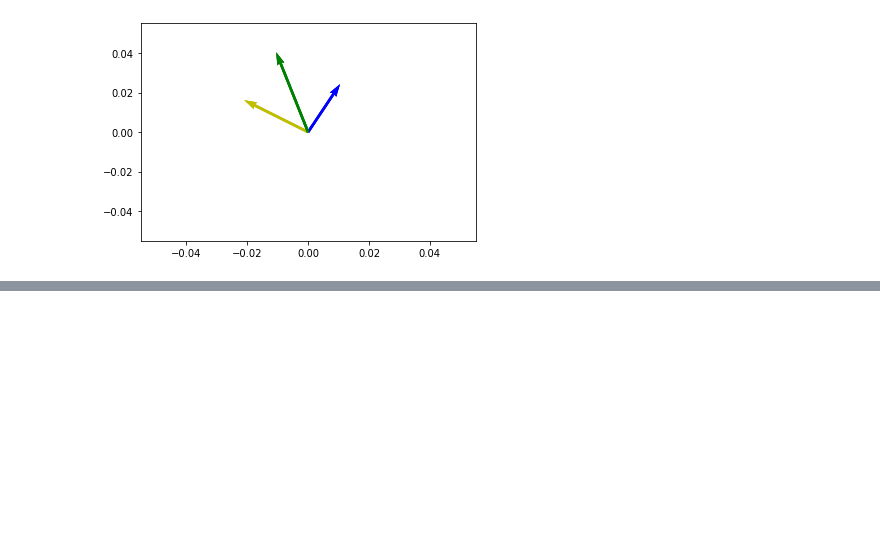
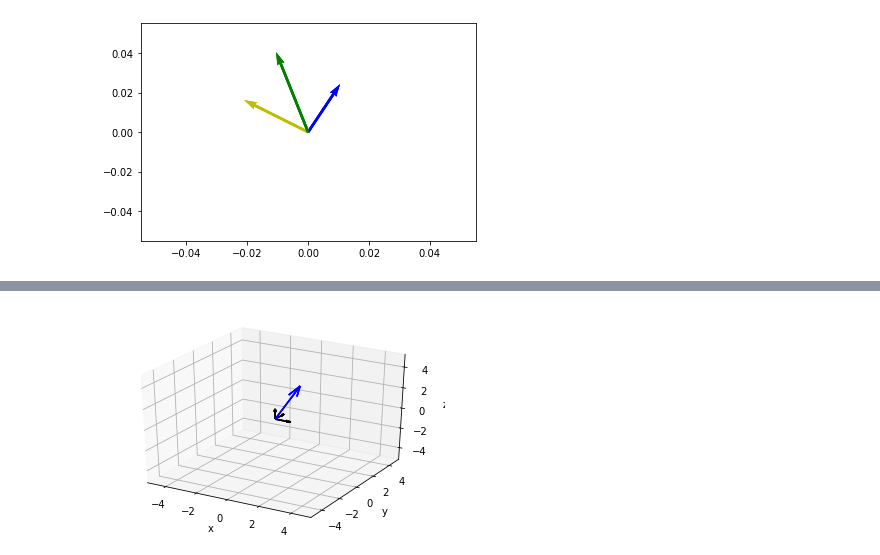
Before and after one commit to schae211/Playground, a Jupyter notebook: numpy_playground_01.ipynb, the cells around one changed output, grey strips where cells are left out. Cells and saved outputs as stored; diff of their text form; code cells hidden in the pictures; blank space fills up the shorter version.

```diff
--- a/numpy_playground_01.ipynb
+++ b/numpy_playground_01.ipynb
@@ -56,0 +49,33 @@ plt.show()
+# %%
+# Plot 3D vectors to look at some interesting transformations
+# This import registers the 3D projection, but is otherwise unused.
+from mpl_toolkits.mplot3d import Axes3D
+
+import matplotlib.pyplot as plt
+import numpy as np
+
+fig = plt.figure()
+ax = fig.gca(projection='3d')
+# Specifiy the limits of my R^3 vectorspace
+ax.set_xlim([-5, 5])
+ax.set_ylim([-5, 5])
+ax.set_zlim([-5, 5])
+ax.set_xlabel("x")
+ax.set_ylabel("y")
+ax.set_zlabel("z")
+
+# Set origin for all vectors
+origin = origin = np.array([[0, 0, 0],[0, 0, 0],[0, 0, 0]])
+
+i_hat, j_hat, k_hat = np.array([1, 0, 0]), np.array([0, 1, 0]), np.array([0, 0, 1])
+a = np.array([1, 1, 3])
+
+ax.quiver(*origin, *i_hat, color="black")
+ax.quiver(*origin, *j_hat, color="black")
+ax.quiver(*origin, *k_hat, color="black")
+ax.quiver(*origin, *a, color="blue")
+#ax.quiver(*origin, *b, color="green")
+
+plt.show()
+# %% [output]
+[figure, added]
```
Also changed, not shown: parts of 5 cells of this notebook.
